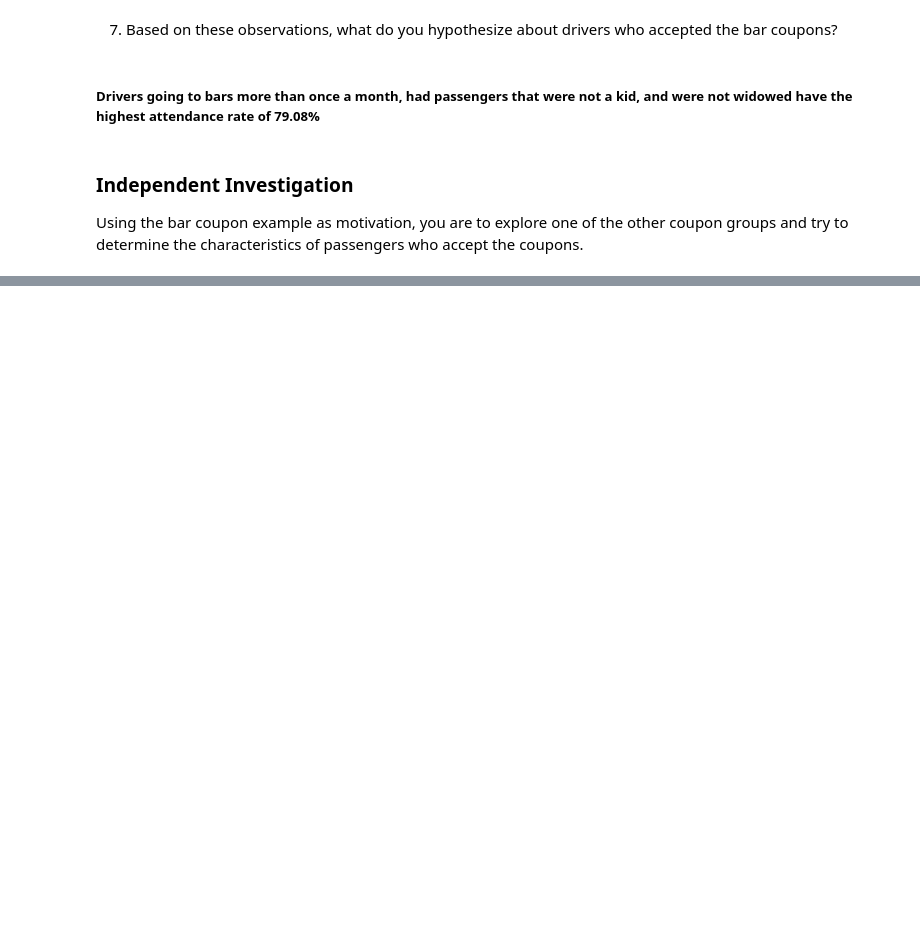
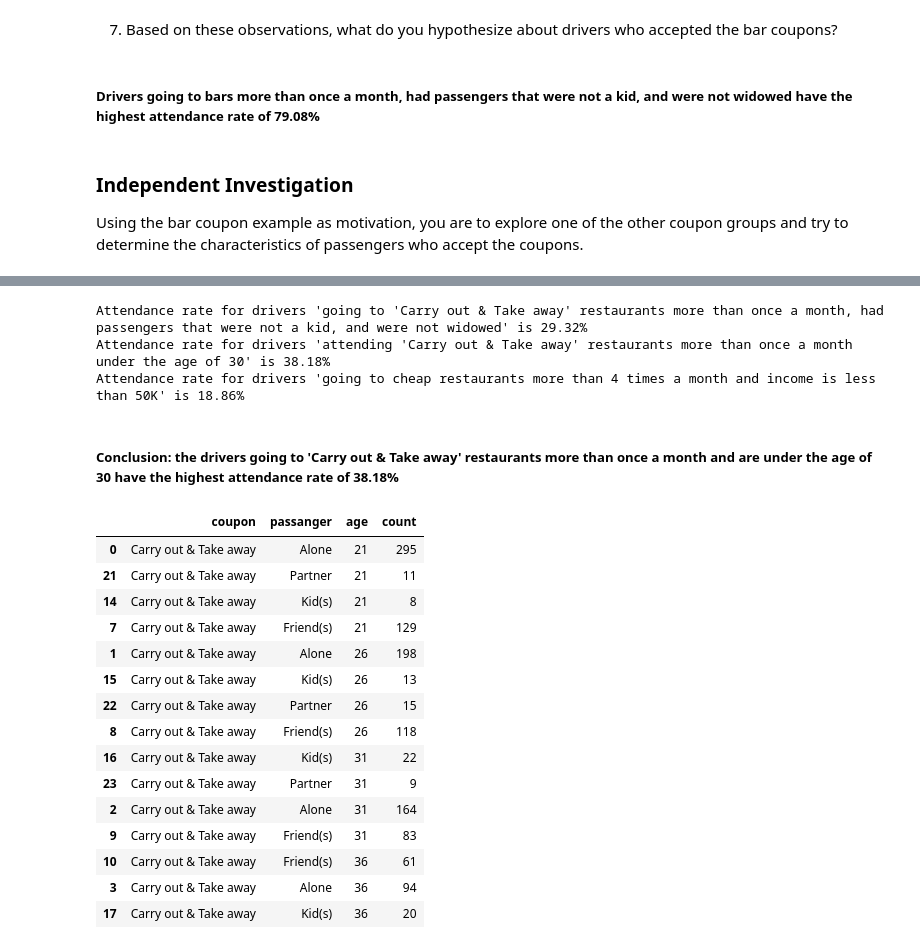
Before and after one commit to PlamenStilyianov/Professional_Certificate_in_ML_and_AI, a Jupyter notebook: Module5/prompt.ipynb, the cells around one changed output, grey strips where cells are left out. Cells and saved outputs as stored; diff of their text form; code cells hidden in the pictures; blank space fills up the shorter version.

```diff
--- a/Module5/prompt.ipynb
+++ b/Module5/prompt.ipynb
@@ -508,0 +635,45 @@ Using the bar coupon example as motivation, you are to explore one of the other
+# %%
+df_carry_no_kid = df_carry_y.loc[df_carry_y['passanger'] !='Kid(s)'].query("maritalStatus not in ['Widowed'] and Bar not in ['less1','never', 0]")
+df_carry_30 = df_carry_y.loc[df_carry_y['age'].astype('int') < 30].query("CarryAway not in ['less1','never', 0]")
+df_carry_income_50 = df_carry_y.loc[df_carry_y['income'].astype('int') < 50000].query("RestaurantLessThan20 in ['4~8','gt8']")
+
+carry_total_cnt = df_carry_y['CarryAway'].shape[0]
+carry_no_kid_cnt = df_carry_no_kid['CarryAway'].shape[0]
+carry_30_cnt = df_carry_30['CarryAway'].shape[0]
+carry_income_50_cnt = df_carry_income_50['CarryAway'].shape[0]
+
+carry_no_kid_rate = round(((carry_no_kid_cnt*100)/carry_total_cnt),2)
+carry_30_rate = round(((carry_30_cnt*100)/carry_total_cnt),2)
+carry_income_50_rate = round(((carry_income_50_cnt*100)/carry_total_cnt),2)
+
+print(f"Attendance rate for drivers 'going to 'Carry out & Take away' restaurants more than once a month, had passengers that were not a kid, and were not widowed' is {carry_no_kid_rate}%")
+print(f"Attendance rate for drivers 'attending 'Carry out & Take away' restaurants more than once a month under the age of 30' is {carry_30_rate}%")
+print(f"Attendance rate for drivers 'going to cheap restaurants more than 4 times a month and income is less than 50K' is {carry_income_50_rate}%")
+# %% [output]
+Attendance rate for drivers 'going to 'Carry out & Take away' restaurants more than once a month, had passengers that were not a kid, and were not widowed' is 29.32%
+Attendance rate for drivers 'attending 'Carry out & Take away' restaurants more than once a month under the age of 30' is 38.18%
+Attendance rate for drivers 'going to cheap restaurants more than 4 times a month and income is less than 50K' is 18.86%
+# %% [markdown]
+##### Conclusion: the drivers going to 'Carry out & Take away' restaurants more than once a month and are under the age of 30 have the highest attendance rate of 38.18%
+# %%
+df_carry_gr_ag = df_carry_y.groupby(['coupon','passanger','age'], group_keys=False)[['Y']].agg(sum)
+df_carry_gr_ag.reset_index(inplace=True)
+df_carry_gr_ag.rename(columns={'Y':'count'}, inplace=True)
+df_carry_gr_ag.sort_values(by='age', ascending=True).head(15)
+# %% [output]
+|  | coupon | passanger | age | count |
+| 0 | Carry out & Take away | Alone | 21 | 295 |
+| 21 | Carry out & Take away | Partner | 21 | 11 |
+| 14 | Carry out & Take away | Kid(s) | 21 | 8 |
+| 7 | Carry out & Take away | Friend(s) | 21 | 129 |
+| 1 | Carry out & Take away | Alone | 26 | 198 |
+| 15 | Carry out & Take away | Kid(s) | 26 | 13 |
+| 22 | Carry out & Take away | Partner | 26 | 15 |
+| 8 | Carry out & Take away | Friend(s) | 26 | 118 |
+| 16 | Carry out & Take away | Kid(s) | 31 | 22 |
+| 23 | Carry out & Take away | Partner | 31 | 9 |
+| 2 | Carry out & Take away | Alone | 31 | 164 |
+| 9 | Carry out & Take away | Friend(s) | 31 | 83 |
+| 10 | Carry out & Take away | Friend(s) | 36 | 61 |
+| 3 | Carry out & Take away | Alone | 36 | 94 |
+| 17 | Carry out & Take away | Kid(s) | 36 | 20 |
```
Also changed, not shown: parts of 30 cells of this notebook.
